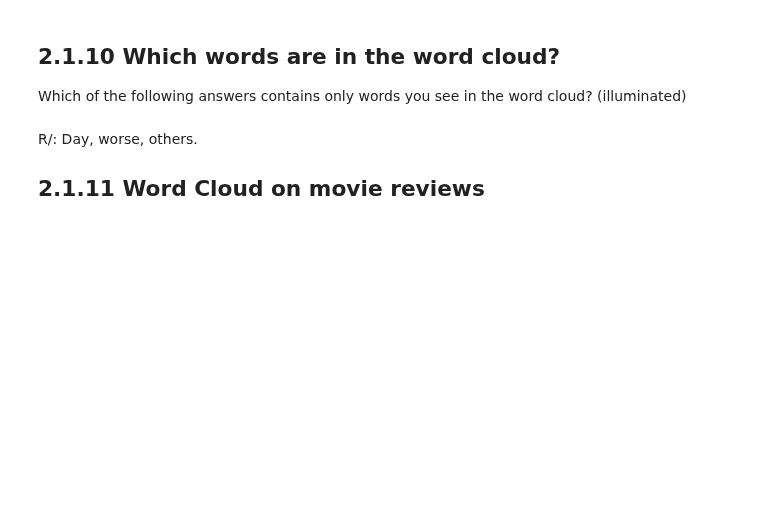
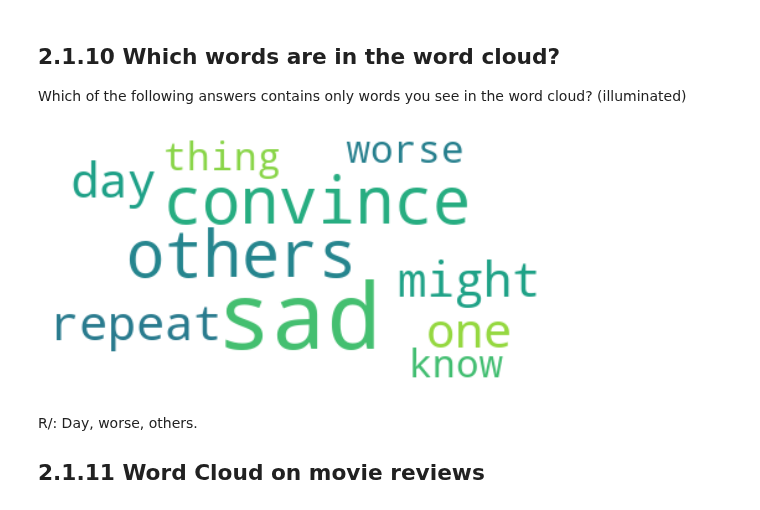
Before and after one commit to oecorrechag/natural_language_processing, a Jupyter notebook: 2. Sentiment Analysis in Python/notebooks/2.1.0_Sentiment Analysis Nuts and Bolts.ipynb, the cells around one changed output. Drawn from its saved outputs; the diff is of its cells as text; code cells hidden in the pictures; blank space fills up the shorter version.

```diff
--- a/2. Sentiment Analysis in Python/notebooks/2.1.0_Sentiment Analysis Nuts and Bolts.ipynb
+++ b/2. Sentiment Analysis in Python/notebooks/2.1.0_Sentiment Analysis Nuts and Bolts.ipynb
@@ -129,14 +129,16 @@ Sentiment(polarity=0.2024748060772906, subjectivity=0.4518248900857597)
 
 Which of the following answers contains only words you see in the word cloud? (illuminated)
 # %%
-# # Generate the word cloud from the east_of_eden string
-# illuminated = WordCloud(background_color="white").generate(illuminated)
+# Generate the word cloud from the east_of_eden string
+illuminated = WordCloud(background_color="white").generate(illuminated)
 
-# # Create a figure of the generated cloud
-# plt.imshow(illuminated, interpolation='bilinear')
-# plt.axis('off')
-# # Display the figure
-# plt.show()
+# Create a figure of the generated cloud
+plt.imshow(illuminated, interpolation='bilinear')
+plt.axis('off')
+# Display the figure
+plt.show()
+# %% [output]
+[figure, added]
 # %% [markdown]
 R/: Day, worse, others.
 
```
Also changed, not shown: parts of 5 cells of this notebook, 1 other file.
